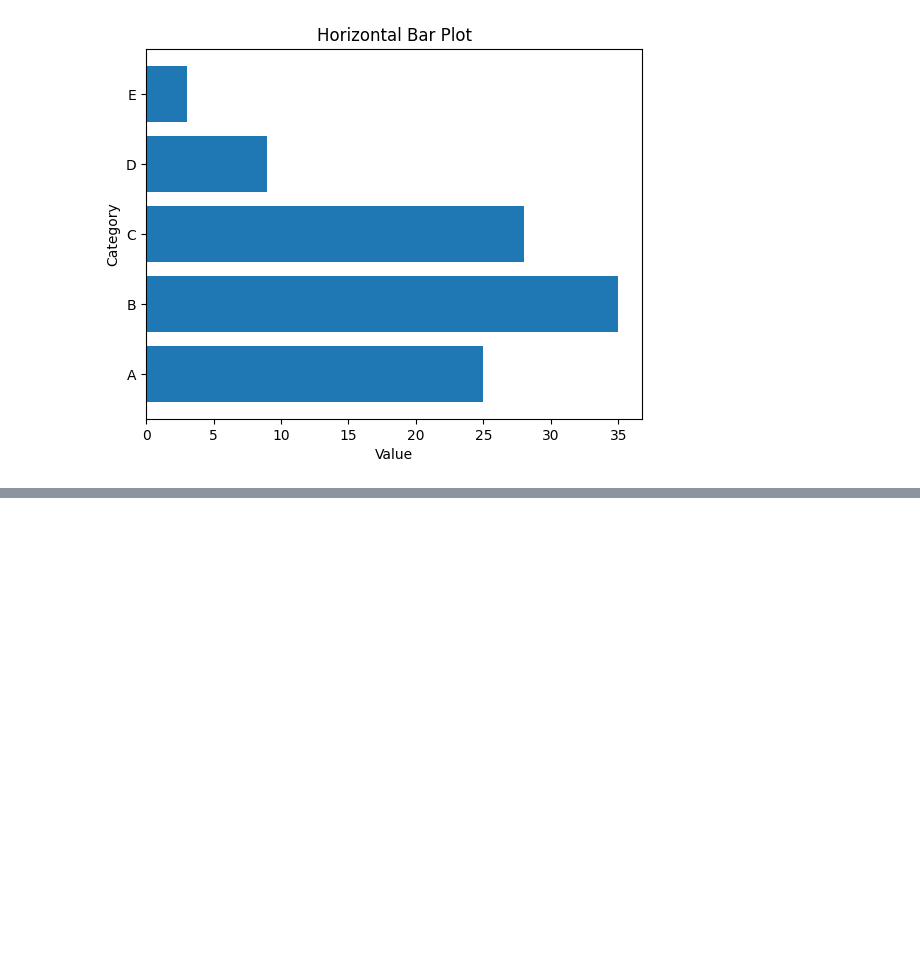
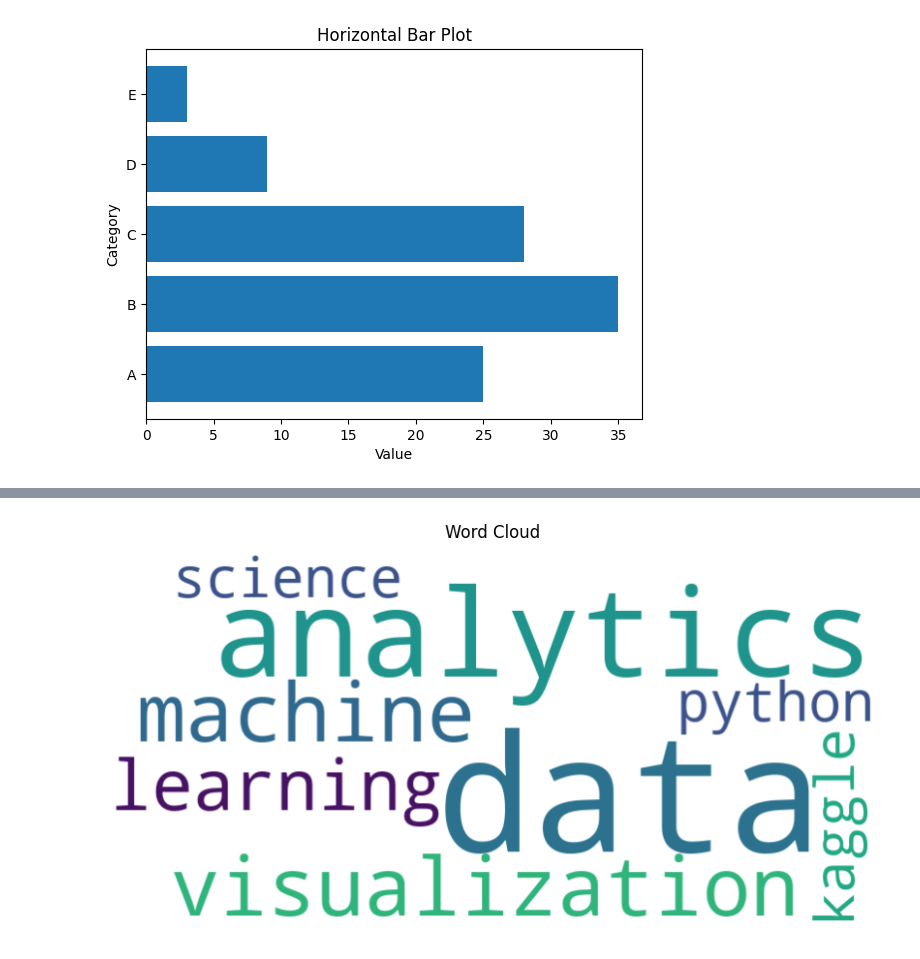
Before and after one commit to Darshan0902/Plots-of-data-Visualizations, a Jupyter notebook: multiple-plots-for-data-visualizations.ipynb, the cells around one changed output, grey strips where cells are left out. Saved outputs shown, nothing was run; the diff lists cells and outputs as text; code cells hidden in the pictures; blank space fills up the shorter version.

Commit message:
Kaggle Notebook | Eight Basic graphs of Data Analytics. | Version 4

```diff
--- a/multiple-plots-for-data-visualizations.ipynb
+++ b/multiple-plots-for-data-visualizations.ipynb
@@ -215,0 +332,22 @@ Thank you for going through my project , I hope you learnt all the basics of thi
+# %%
+import matplotlib.pyplot as plt
+from wordcloud import WordCloud
+
+# Sample data (replace with your own data)
+text = "data analytics visualization machine learning python kaggle data science"
+
+# Generate word cloud
+wordcloud = WordCloud(width=800, height=400, background_color="white").generate(text)
+
+# Create and configure the plot
+plt.figure(figsize=(10, 6))
+plt.imshow(wordcloud, interpolation="bilinear")
+plt.axis("off")
+
+# Add a title
+plt.title("Word Cloud")
+
+# Display the plot
+plt.show()
+# %% [output]
+[figure, added]
```
Also changed, not shown: parts of 24 cells of this notebook.
